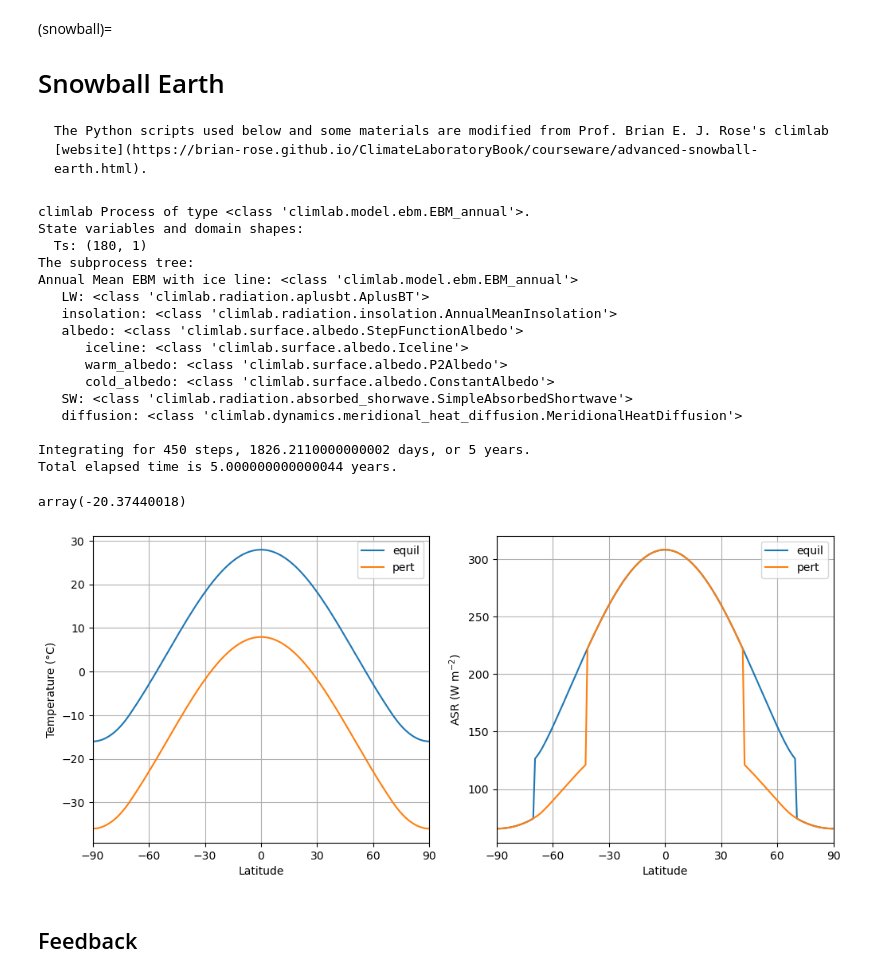
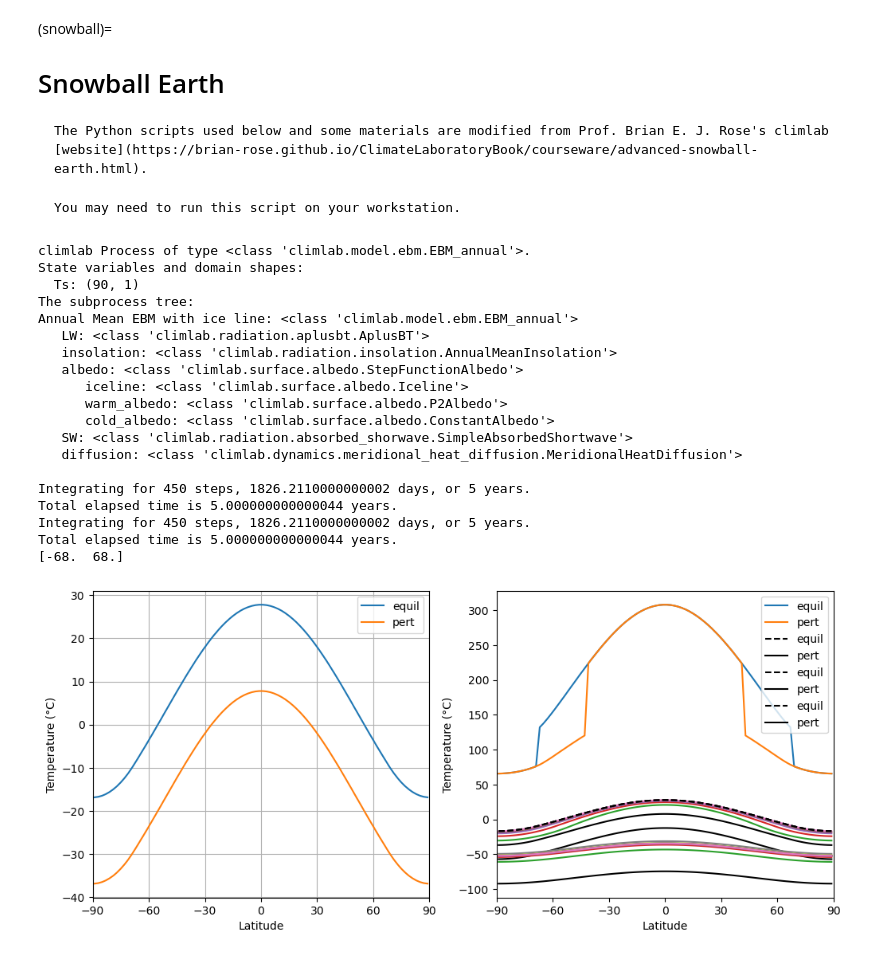
Before and after one commit to yuchiaol/polar_climate_change_final, a Jupyter notebook: _build/jupyter_execute/docs/snowball.ipynb, the cells around one changed output. Saved outputs shown, nothing was run; the diff lists cells and outputs as text; code cells hidden in the pictures.

````diff
--- a/_build/jupyter_execute/docs/snowball.ipynb
+++ b/_build/jupyter_execute/docs/snowball.ipynb
@@ -6,6 +6,10 @@
 ```{note}
 The Python scripts used below and some materials are modified from Prof. Brian E. J. Rose's climlab [website](https://brian-rose.github.io/ClimateLaboratoryBook/courseware/advanced-snowball-earth.html).
 ```
+
+```{note}
+You may need to run this script on your workstation.
+```
 # %%
 %matplotlib inline
 import numpy as np
@@ -15,7 +19,7 @@ import climlab
 
 #  for convenience, set up a dictionary with our reference parameters
 param = {'A':210, 'B':2, 'a0':0.3, 'a2':0.078, 'ai':0.62, 'Tf':-10., 'D':0.55}
-model1 = climlab.EBM_annual(name='Annual Mean EBM with ice line', num_lat=180, **param )
+model1 = climlab.EBM_annual(name='Annual Mean EBM with ice line', num_lat=90, **param )
 print(model1)
 
 model1.integrate_years(5)
@@ -42,35 +46,83 @@ ax1.set_xticks(my_ticks)
 ax1.set_xlabel('Latitude')
 ax1.set_ylabel('Temperature (°C)')
 
 ax2 = fig.add_subplot(1,2,2)
 ax2.plot( lat, ASRequil, label='equil')
 ax2.plot( lat, model1.diagnostics['ASR'], label='pert' )
 ax2.grid()
 ax2.legend()
 ax2.set_xlim(-90,90)
 ax2.set_xticks(my_ticks)
 ax2.set_xlabel('Latitude')
 ax2.set_ylabel('ASR (W m$^{-2}$)')
 
 climlab.global_mean( model1.ASR - ASRequil )
+
+
+plt.plot( lat, Tequil, 'k--', label='equil' )
+plt.plot( lat, model1.Ts, 'k-', label='pert' )
+plt.grid(); plt.xlim(-90,90); plt.legend()
+for n in range(5):
+    model1.integrate_years(years=1.0, verbose=False)
+    plt.plot(lat, model1.Ts)
+plt.ylabel('Temperature (°C)')
+plt.xlabel('Latitude')
+
+
+model1.Ts -= 40.
+model1.compute_diagnostics()
+
+
+climlab.global_mean( model1.ASR - ASRequil )
+
+plt.plot( lat, Tequil, 'k--', label='equil' )
+plt.plot( lat, model1.Ts, 'k-', label='pert' )
+plt.grid(); plt.xlim(-90,90); plt.legend()
+for n in range(5):
+    model1.integrate_years(years=1.0, verbose=False)
+    plt.plot(lat, model1.Ts)
+plt.ylabel('Temperature (°C)')
+plt.xlabel('Latitude')
+
+
+model1.Ts -= 40.
+model1.compute_diagnostics()
+
+
+climlab.global_mean( model1.ASR - ASRequil )
+
+plt.plot( lat, Tequil, 'k--', label='equil' )
+plt.plot( lat, model1.Ts, 'k-', label='pert' )
+plt.grid(); plt.xlim(-90,90); plt.legend()
+for n in range(5):
+    model1.integrate_years(years=1.0, verbose=False)
+    plt.plot(lat, model1.Ts)
+plt.ylabel('Temperature (°C)')
+plt.xlabel('Latitude')
+
+model2 = climlab.EBM_annual(num_lat = 90, **param)
+S0array = np.linspace(1400., 1200., 50)
+model2.integrate_years(5)
+
+print( model2.icelat)
 # %% [output]
 climlab Process of type <class 'climlab.model.ebm.EBM_annual'>.
 State variables and domain shapes:
-  Ts: (180, 1)
+  Ts: (90, 1)
 The subprocess tree:
 Annual Mean EBM with ice line: <class 'climlab.model.ebm.EBM_annual'>
    LW: <class 'climlab.radiation.aplusbt.AplusBT'>
    insolation: <class 'climlab.radiation.insolation.AnnualMeanInsolation'>
    albedo: <class 'climlab.surface.albedo.StepFunctionAlbedo'>
       iceline: <class 'climlab.surface.albedo.Iceline'>
       warm_albedo: <class 'climlab.surface.albedo.P2Albedo'>
       cold_albedo: <class 'climlab.surface.albedo.ConstantAlbedo'>
    SW: <class 'climlab.radiation.absorbed_shorwave.SimpleAbsorbedShortwave'>
    diffusion: <class 'climlab.dynamics.meridional_heat_diffusion.MeridionalHeatDiffusion'>
 
 Integrating for 450 steps, 1826.2110000000002 days, or 5 years.
 Total elapsed time is 5.000000000000044 years.
+Integrating for 450 steps, 1826.2110000000002 days, or 5 years.
+Total elapsed time is 5.000000000000044 years.
+[-68.  68.]
-array(-20.37440018)
-[figure, old version]
+[figure, new version]
-# %% [markdown]
-## Feedback
````
Also changed, not shown: parts of 5 cells of this notebook, 58 other files.
